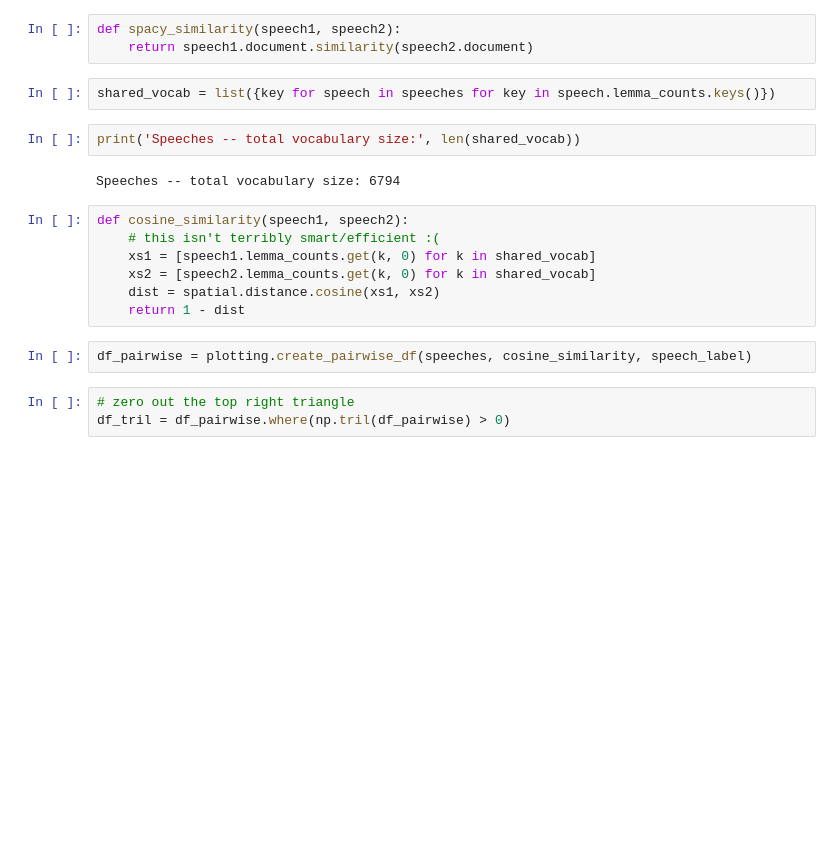
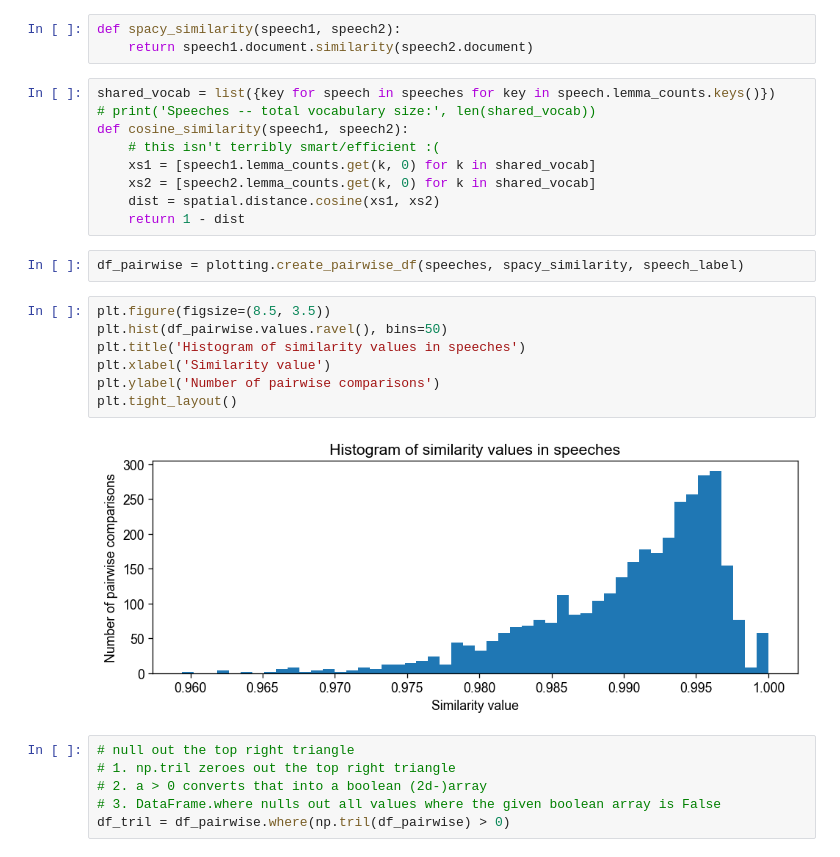
Before and after one commit to chbrown/presidents, a Jupyter notebook: notebooks/Similar-words.ipynb, the cells around one changed output. Saved outputs shown, nothing was run; the diff lists cells and outputs as text; blank space fills up the shorter version.

Commit message:
Clean up Similar-words notebook

```diff
--- a/notebooks/Similar-words.ipynb
+++ b/notebooks/Similar-words.ipynb
@@ -35,13 +34,9 @@ speech_label = custom_titles_func_creator(speeches)
 # %%
 def spacy_similarity(speech1, speech2):
     return speech1.document.similarity(speech2.document)
-# %%
-shared_vocab = list({key for speech in speeches for key in speech.lemma_counts.keys()})
-# %%
-print('Speeches -- total vocabulary size:', len(shared_vocab))
-# %% [output]
-Speeches -- total vocabulary size: 6794
 # %%
+shared_vocab = list({key for speech in speeches for key in speech.lemma_counts.keys()})
+# print('Speeches -- total vocabulary size:', len(shared_vocab))
 def cosine_similarity(speech1, speech2):
     # this isn't terribly smart/efficient :(
     xs1 = [speech1.lemma_counts.get(k, 0) for k in shared_vocab]
@@ -49,10 +44,22 @@ def cosine_similarity(speech1, speech2):
     dist = spatial.distance.cosine(xs1, xs2)
     return 1 - dist
 # %%
-df_pairwise = plotting.create_pairwise_df(speeches, cosine_similarity, speech_label)
+df_pairwise = plotting.create_pairwise_df(speeches, spacy_similarity, speech_label)
-# %%
-# zero out the top right triangle
-df_tril = df_pairwise.where(np.tril(df_pairwise) > 0)
+# %%
+plt.figure(figsize=(8.5, 3.5))
+plt.hist(df_pairwise.values.ravel(), bins=50)
+plt.title('Histogram of similarity values in speeches')
+plt.xlabel('Similarity value')
+plt.ylabel('Number of pairwise comparisons')
+plt.tight_layout()
+# %% [output]
+[figure, added]
+# %%
+# null out the top right triangle
+# 1. np.tril zeroes out the top right triangle
+# 2. a > 0 converts that into a boolean (2d-)array
+# 3. DataFrame.where nulls out all values where the given boolean array is False
+df_tril = df_pairwise.where(np.tril(df_pairwise) > 0)
 # %%
 plt.figure(figsize=(8.5, 8.5))
 ax = plotting.plot_pairwise_df(df_tril, plt)
```
Also changed, not shown: parts of 2 cells of this notebook.
